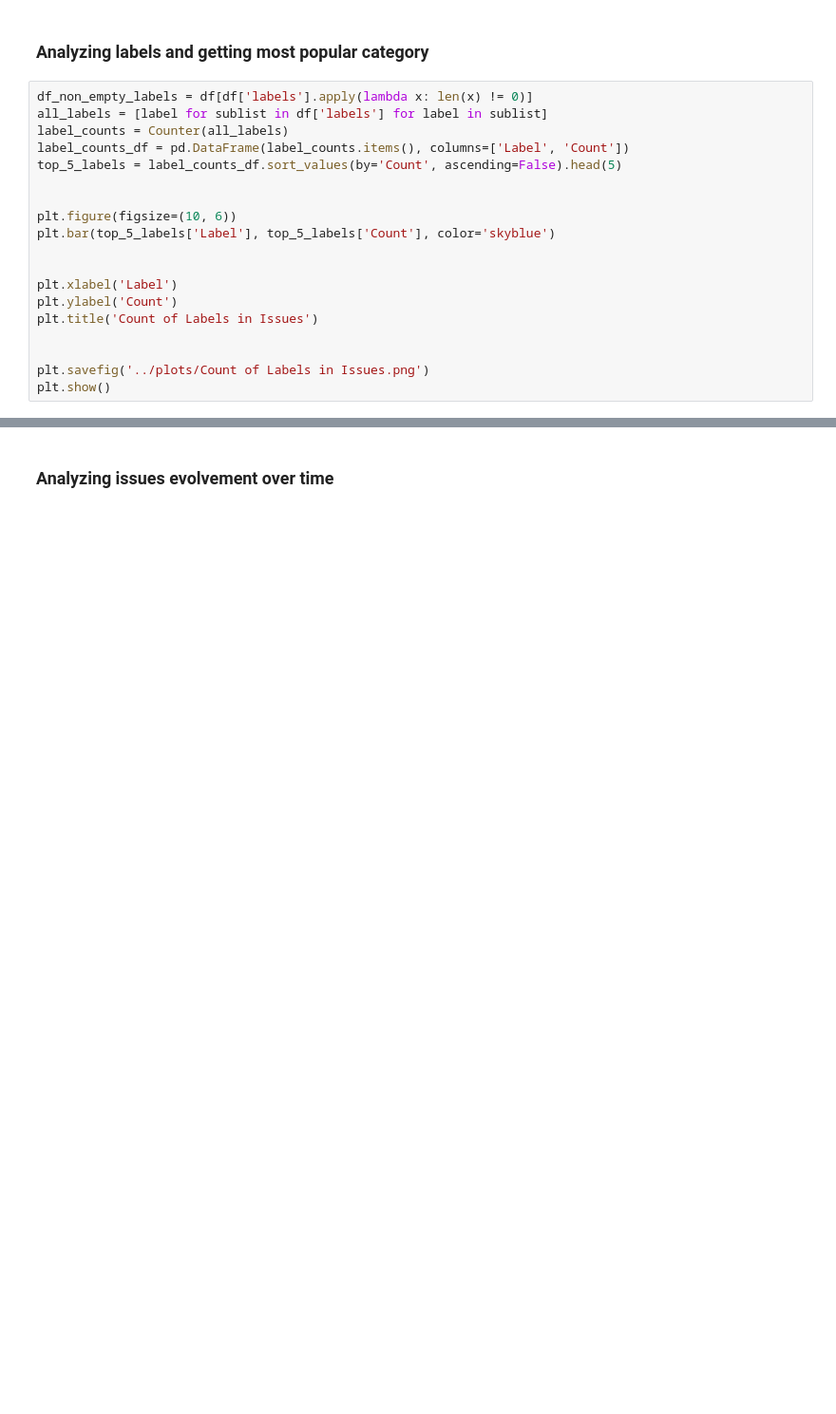
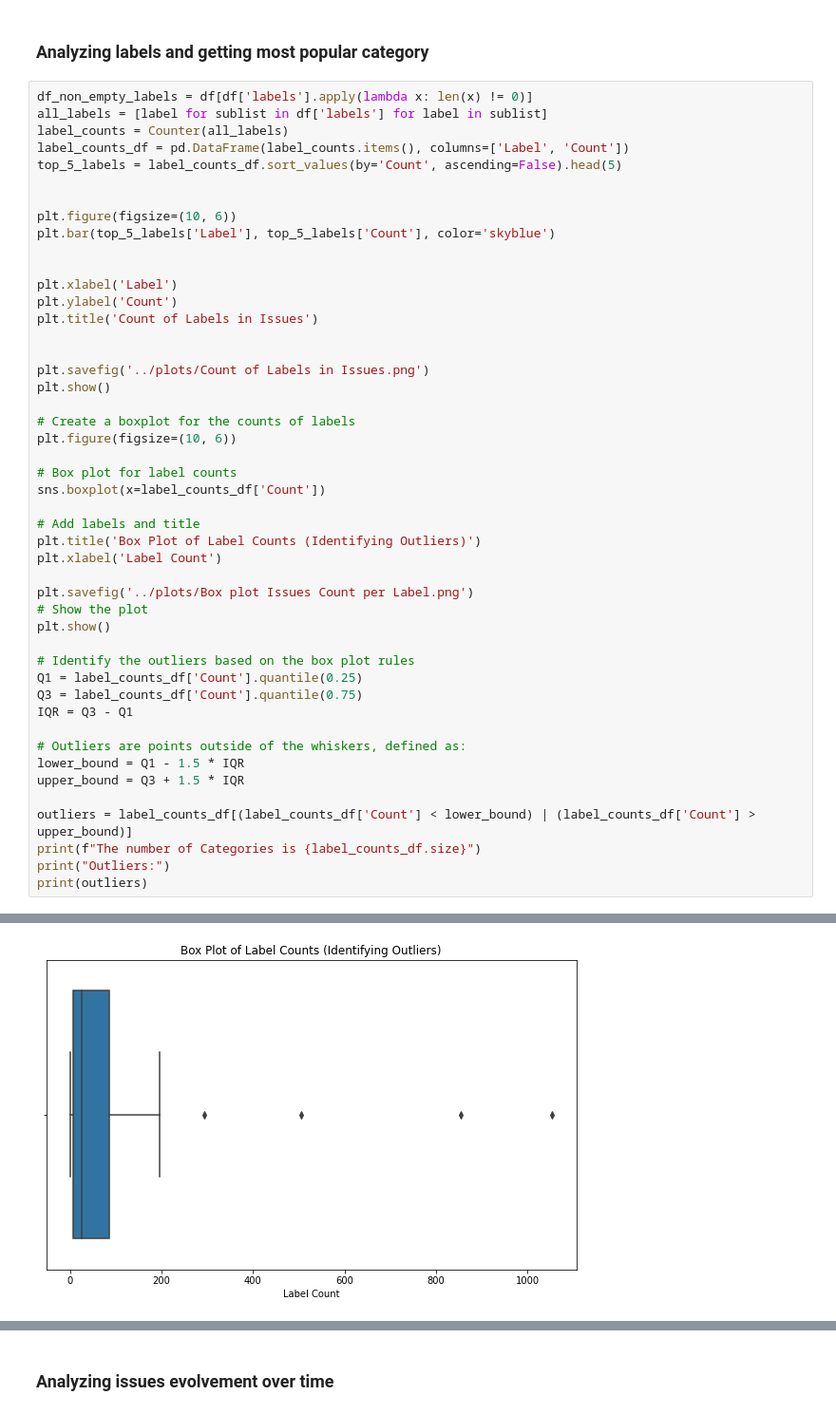
Before and after one commit to yazanj082/rails-issues-analysis, a Jupyter notebook: scripts/data_analysis.ipynb, the cells around one changed output, grey strips where cells are left out. Shown at 95% size. Saved outputs shown, nothing was run; the diff lists cells and outputs as text; blank space fills up the shorter version.

Commit message:
adding issue classifier

```diff
--- a/scripts/data_analysis.ipynb
+++ b/scripts/data_analysis.ipynb
@@ -83,21 +83,50 @@ print(df_empty_labels)
 # %%
 df_non_empty_labels = df[df['labels'].apply(lambda x: len(x) != 0)]
 all_labels = [label for sublist in df['labels'] for label in sublist]
 label_counts = Counter(all_labels)
 label_counts_df = pd.DataFrame(label_counts.items(), columns=['Label', 'Count'])
 top_5_labels = label_counts_df.sort_values(by='Count', ascending=False).head(5)
 
 
 plt.figure(figsize=(10, 6))
 plt.bar(top_5_labels['Label'], top_5_labels['Count'], color='skyblue')
 
 
 plt.xlabel('Label')
 plt.ylabel('Count')
 plt.title('Count of Labels in Issues')
 
 
 plt.savefig('../plots/Count of Labels in Issues.png')
 plt.show()
+
+# Create a boxplot for the counts of labels
+plt.figure(figsize=(10, 6))
+
+# Box plot for label counts
+sns.boxplot(x=label_counts_df['Count'])
+
+# Add labels and title
+plt.title('Box Plot of Label Counts (Identifying Outliers)')
+plt.xlabel('Label Count')
+
+plt.savefig('../plots/Box plot Issues Count per Label.png')
+# Show the plot
+plt.show()
+
+# Identify the outliers based on the box plot rules
+Q1 = label_counts_df['Count'].quantile(0.25)
+Q3 = label_counts_df['Count'].quantile(0.75)
+IQR = Q3 - Q1
+
+# Outliers are points outside of the whiskers, defined as:
+lower_bound = Q1 - 1.5 * IQR
+upper_bound = Q3 + 1.5 * IQR
+
+outliers = label_counts_df[(label_counts_df['Count'] < lower_bound) | (label_counts_df['Count'] > upper_bound)]
+print(f"The number of Categories is {label_counts_df.size}")
+print("Outliers:")
+print(outliers)
 # %% [output]
 [figure]
+[figure, added]
```
Also changed, not shown: parts of 4 cells of this notebook, 4 other files.
